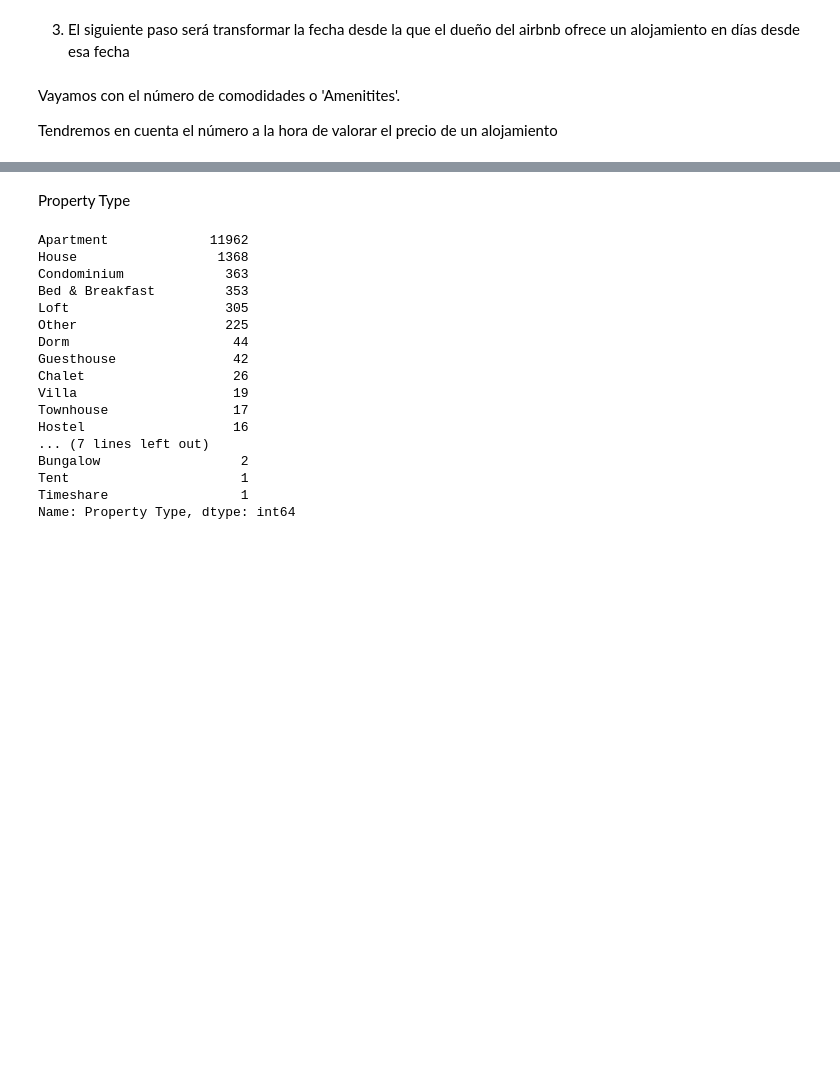
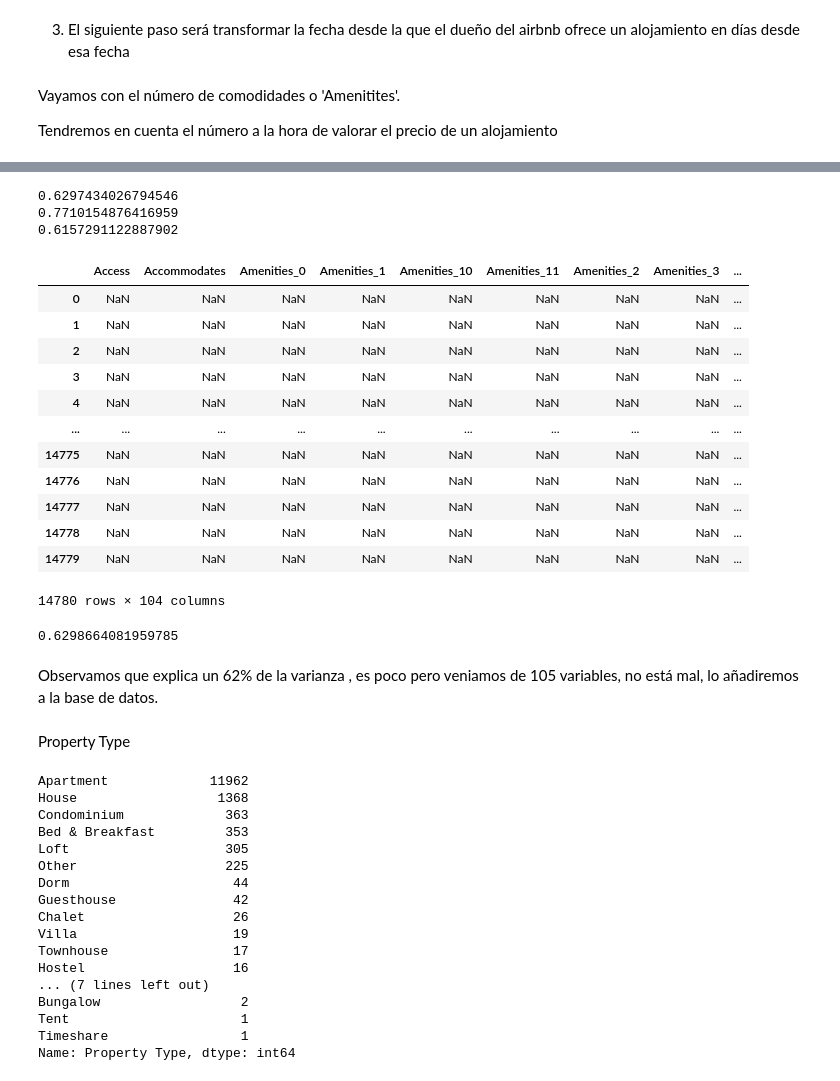
Before and after one commit to AlvaroML95/PRACTICA_FINAL, a Jupyter notebook: Practica Final.ipynb, the cells around one changed output, grey strips where cells are left out. Cells and saved outputs as stored; diff of their text form; code cells hidden in the pictures; blank space fills up the shorter version.

```diff
--- a/Practica Final.ipynb
+++ b/Practica Final.ipynb
@@ -457,8 +251,0 @@ for i in range(0,len(amenities)):
-# %%
-dic_min = {}
-dic_exclusive = {}
-for i in dic:
-    if dic[i] < len(data)/10:
-        dic_min[dic[i]] = dic[i]
-        if dic[i] <len(data)/50:
-            dic_exclusive[dic[i]] = dic[i]
@@ -464,0 +273,28 @@ for i in dic:
+# %%
+def str_to_continuous(data, columns,N_components):
+    '''
+    El siguiente código
+    data: dataframe a usar
+    columns: columnar que se quieren transformar
+    n_components:lista con numero de componentes que se quieren obtener por fila
+
+    '''
+    from sklearn.decomposition import PCA
+    X_transK=pd.DataFrame()
+    for i,column in enumerate(columns):
+        datos=str_to_dataframe(data,column)
+        if column=='Host Verifications':
+            datos['License']=data['License'].isna()
+        pca = PCA(n_components=N_components[i])
+        pca.fit(datos)
+        print(pca.explained_variance_ratio_.sum())
+        labels=[]
+        for i in range(N_components[i]):
+            labels.append(column+'_'+str(i))
+        X_transK.join(pd.DataFrame(pca.transform(datos),columns=labels))
+    return X_transK
+# %%
+columns=['Amenities','Features','Host Verifications']
+N_components=[12,3,3]
+cosas=str_to_continuous(data, columns,N_components)
+cosas
@@ -464,0 +303,2 @@ for i in dic:
+# %%
+data=data+cosas
@@ -465,3 +321,33 @@ for i in dic:
+# %%
+data.drop(['Amenities','Features','Host Verifications'],axis=1)
+# %% [output]
+0.6297434026794546
+0.7710154876416959
+0.6157291122887902
+|  | Access | Accommodates | Amenities_0 | Amenities_1 | Amenities_10 | Amenities_11 | Amenities_2 | Amenities_3 | ... |
+| 0 | NaN | NaN | NaN | NaN | NaN | NaN | NaN | NaN | ... |
+| 1 | NaN | NaN | NaN | NaN | NaN | NaN | NaN | NaN | ... |
+| 2 | NaN | NaN | NaN | NaN | NaN | NaN | NaN | NaN | ... |
+| 3 | NaN | NaN | NaN | NaN | NaN | NaN | NaN | NaN | ... |
+| 4 | NaN | NaN | NaN | NaN | NaN | NaN | NaN | NaN | ... |
+| ... | ... | ... | ... | ... | ... | ... | ... | ... | ... |
+| 14775 | NaN | NaN | NaN | NaN | NaN | NaN | NaN | NaN | ... |
+| 14776 | NaN | NaN | NaN | NaN | NaN | NaN | NaN | NaN | ... |
+| 14777 | NaN | NaN | NaN | NaN | NaN | NaN | NaN | NaN | ... |
+| 14778 | NaN | NaN | NaN | NaN | NaN | NaN | NaN | NaN | ... |
+| 14779 | NaN | NaN | NaN | NaN | NaN | NaN | NaN | NaN | ... |
+14780 rows × 104 columns
+# %%
+from sklearn.decomposition import PCA
+datos=str_to_dataframe(data,'Amenities')
+pca = PCA(n_components=12)
+pca.fit(datos)
+print(pca.explained_variance_ratio_.sum())
+X_transK = pd.DataFrame(pca.transform(datos), )
+# %% [output]
+0.6298664081959785
+# %% [markdown]
+Observamos que explica un 62% de la varianza , es poco pero veniamos de 105 variables, no está mal, lo añadiremos a la base de datos.
 # %% [markdown]
 Property Type
 # %%
```
Also changed, not shown: parts of 33 cells of this notebook.
